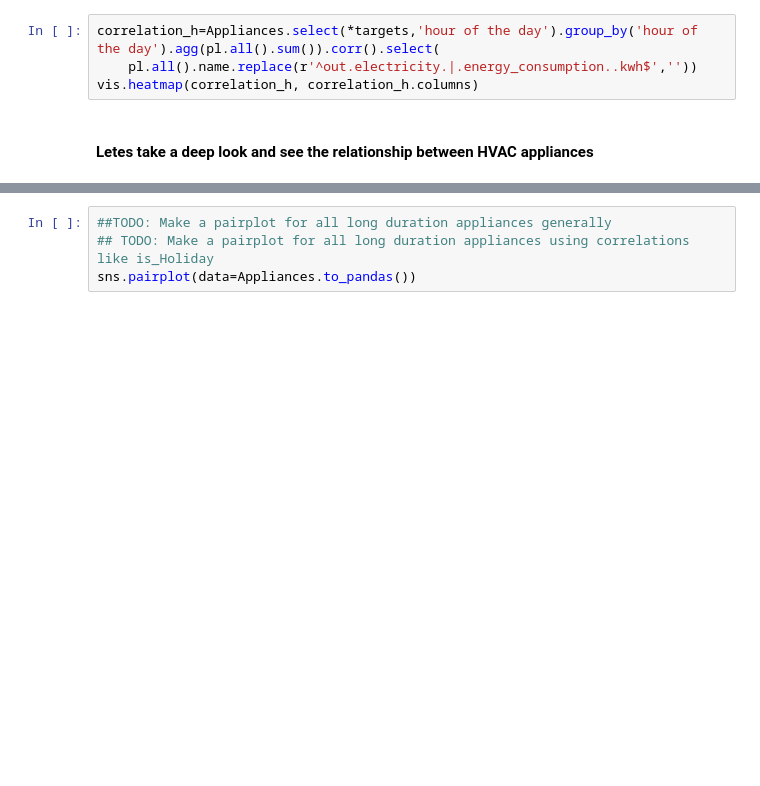
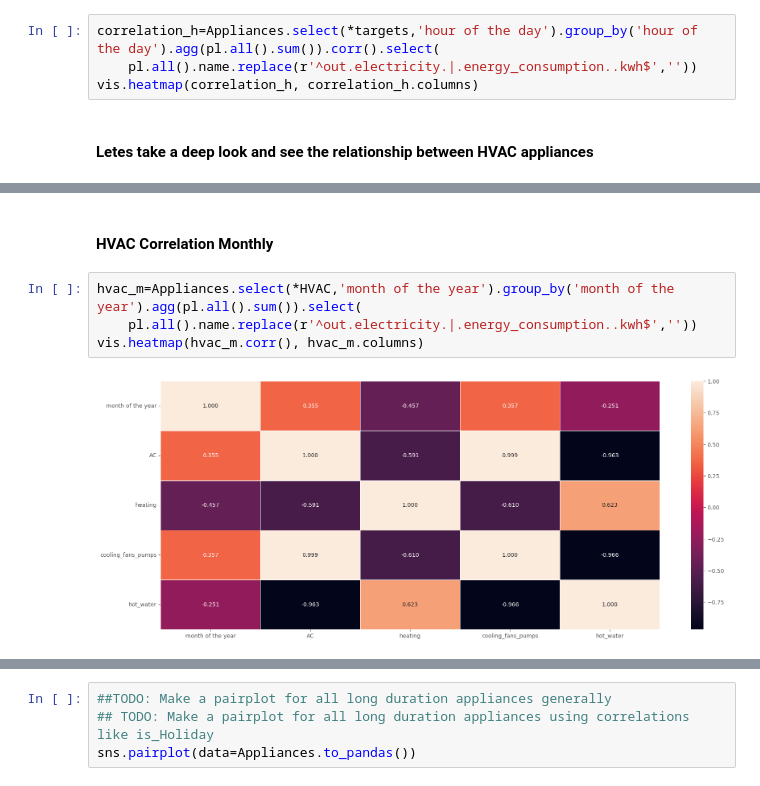
Before and after one commit to 1nuc/load-profile-decomposition, a Jupyter notebook: src/Customer_analysis/run.ipynb, the cells around one changed output, grey strips where cells are left out. Cells and saved outputs as stored; diff of their text form; blank space fills up the shorter version.

```diff
--- a/src/Customer_analysis/run.ipynb
+++ b/src/Customer_analysis/run.ipynb
@@ -439,0 +433,8 @@ ToggleButtons(description='Speed:', options=('Slow', 'Regular', 'Fast'), tooltip
+# %% [markdown]
+#### HVAC Correlation Monthly
+# %%
+hvac_m=Appliances.select(*HVAC,'month of the year').group_by('month of the year').agg(pl.all().sum()).select(
+    pl.all().name.replace(r'^out.electricity.|.energy_consumption..kwh$',''))
+vis.heatmap(hvac_m.corr(), hvac_m.columns)
+# %% [output]
+[figure, added]
```
Also changed, not shown: parts of 11 cells of this notebook.
